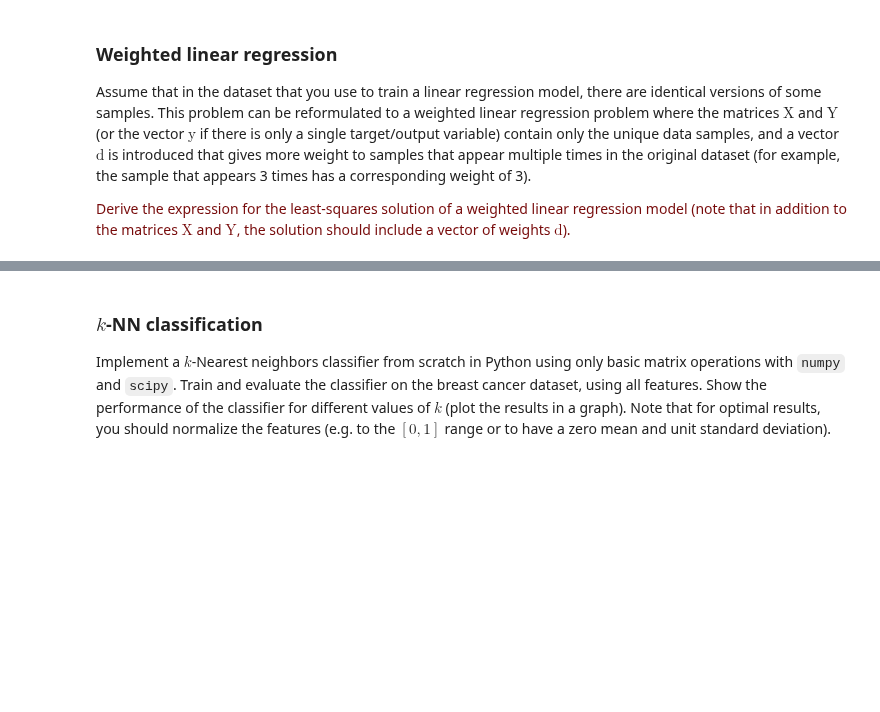
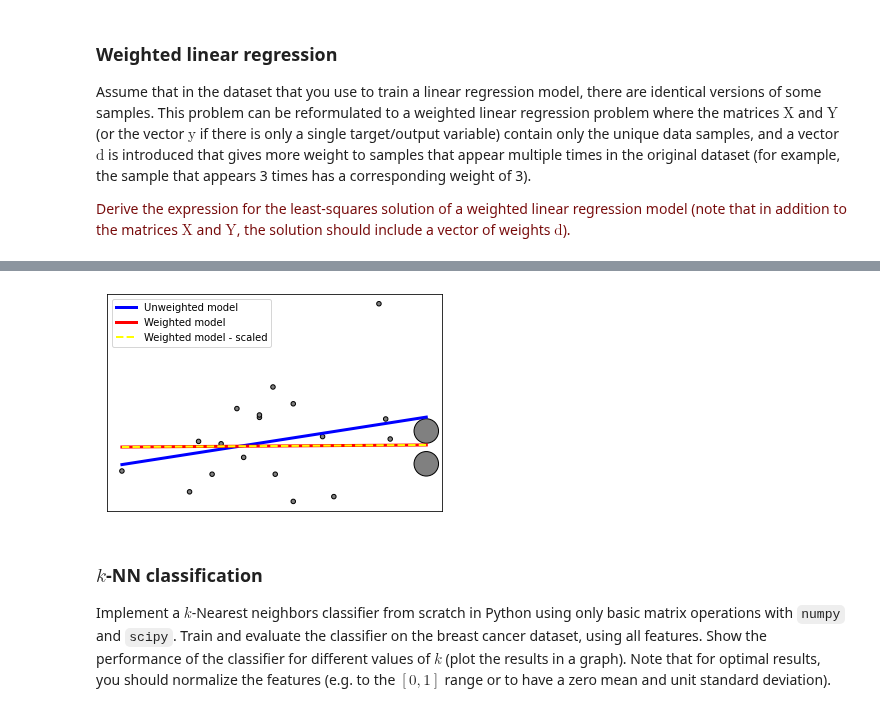
Before and after one commit to MirtheK/8dm50-machine-learning, a Jupyter notebook: practicals/week_1.ipynb, the cells around one changed output, grey strips where cells are left out. Saved outputs shown, nothing was run; the diff lists cells and outputs as text; code cells hidden in the pictures; blank space fills up the shorter version.

```diff
--- a/practicals/week_1.ipynb
+++ b/practicals/week_1.ipynb
@@ -148,3 +283,44 @@ Assume that in the dataset that you use to train a linear regression model, ther
+# %%
+import matplotlib.pyplot as plt
+import numpy as np
+from sklearn import datasets
+from sklearn.linear_model import LinearRegression
+
+# Load the diabetes dataset
+X, y = datasets.load_diabetes(return_X_y=True)
+n_samples = 20
+
+# Use only one feature and sort
+X = X[:, np.newaxis, 2][:n_samples]
+y = y[:n_samples]
+p = X.argsort(axis=0)
+X = X[p].reshape((n_samples, 1))
+y = y[p]
+
+# Create equal weights and then augment the last 2 ones
+sample_weight = np.ones(n_samples) * 20
+sample_weight[-2:] *= 30
+
+plt.scatter(X, y, s=sample_weight, c='grey', edgecolor='black')
+
+# The unweighted model
+regr = LinearRegression()
+regr.fit(X, y)
+plt.plot(X, regr.predict(X), color='blue', linewidth=3, label='Unweighted model')
+
+# The weighted model
+regr = LinearRegression()
+regr.fit(X, y, sample_weight)
+plt.plot(X, regr.predict(X), color='red', linewidth=3, label='Weighted model')
+
+# The weighted model - scaled weights
+regr = LinearRegression()
+sample_weight = sample_weight / sample_weight.max()
+regr.fit(X, y, sample_weight)
+plt.plot(X, regr.predict(X), color='yellow', linewidth=2, label='Weighted model - scaled', linestyle='dashed')
+plt.xticks(());plt.yticks(());plt.legend();
+# %% [output]
+[figure, added]
 # %% [markdown]
 ### $k$-NN classification
 
```
Also changed, not shown: parts of 17 cells of this notebook.
